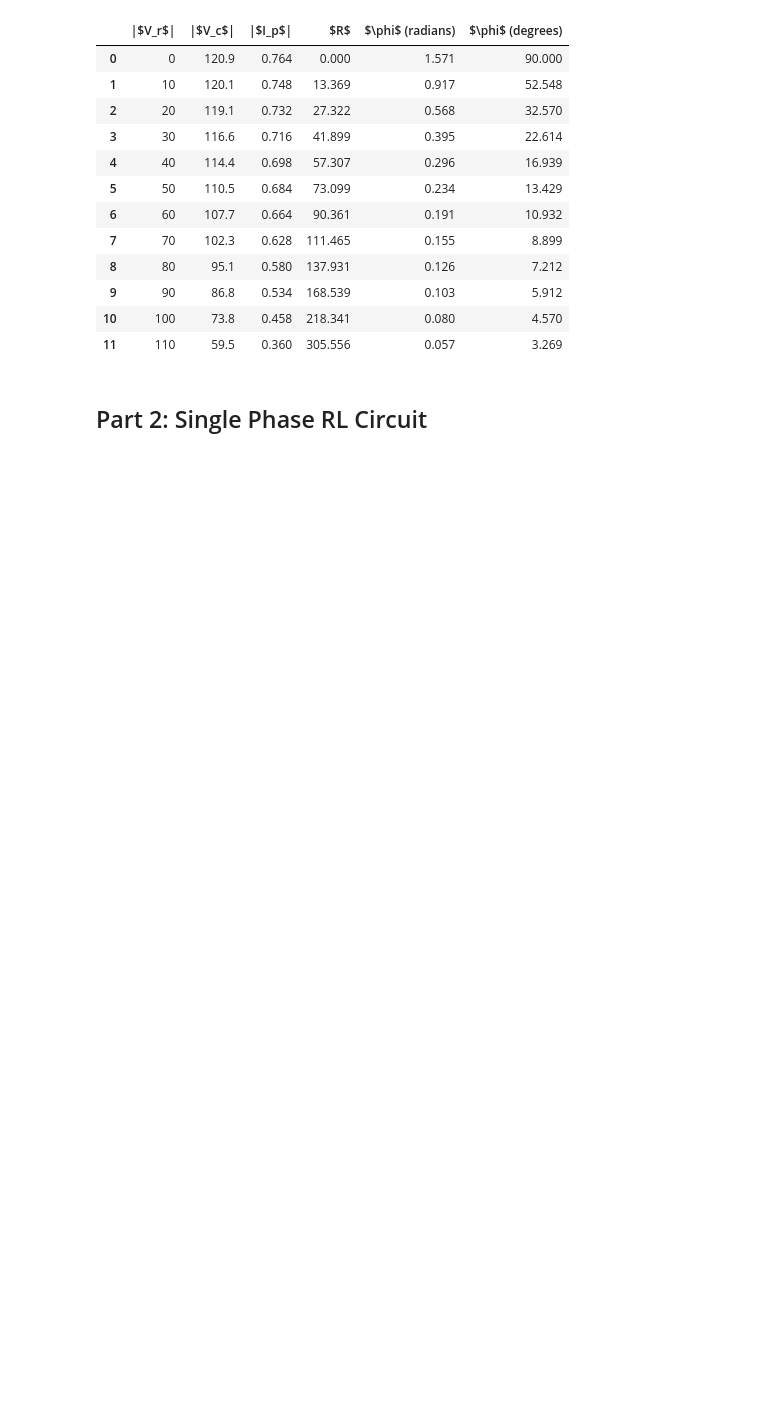
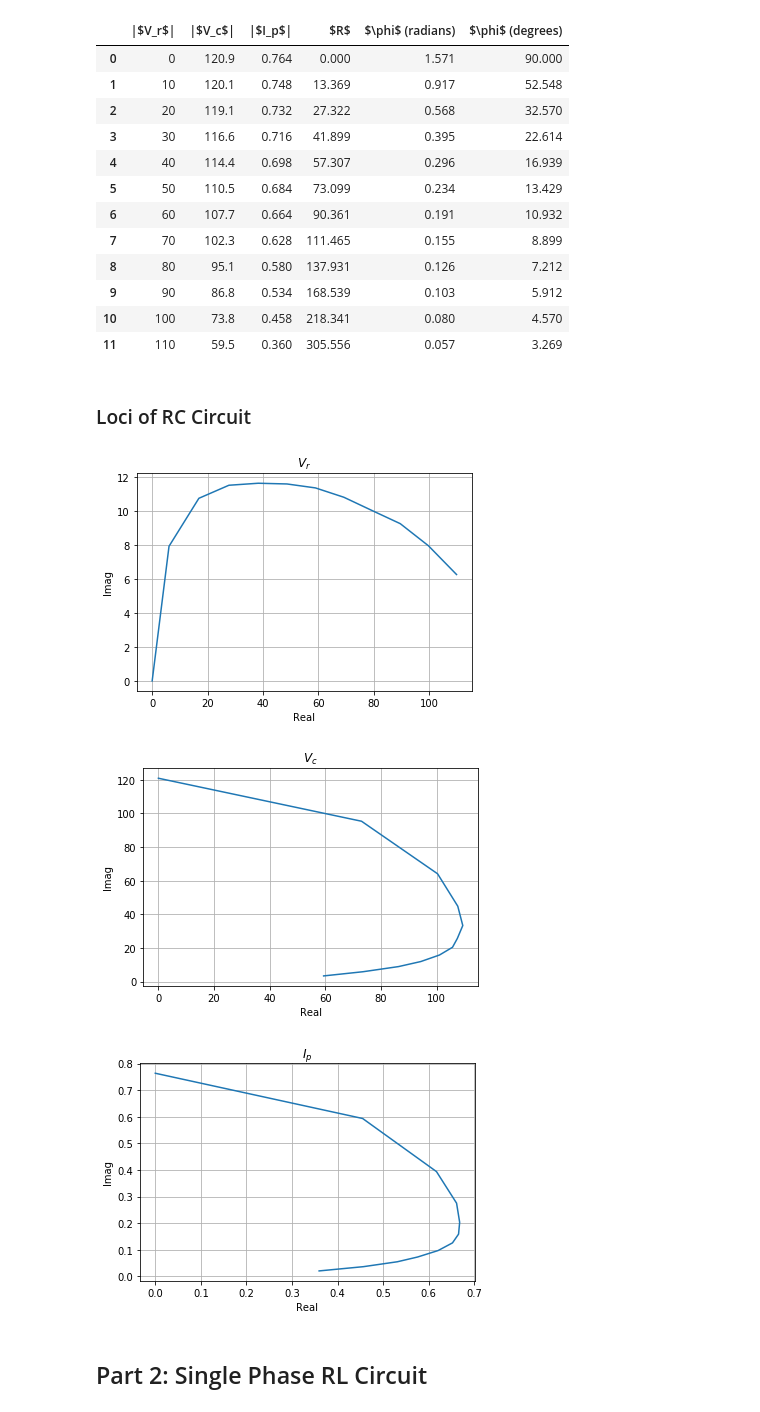
Before and after one commit to xandhiller/powerCircuitTheory, a Jupyter notebook: lab1Report/lab1Report.ipynb, the cells around one changed output. Saved outputs shown, nothing was run; the diff lists cells and outputs as text; code cells hidden in the pictures; blank space fills up the shorter version.

Commit message:
Added loci. V_c is wrong. Possibly using the wrong angle. To look into curve fitting for the determination of L and R_L.

```diff
--- a/lab1Report/lab1Report.ipynb
+++ b/lab1Report/lab1Report.ipynb
@@ -59,5 +53,59 @@ df.round(3)
 | 9 | 90 | 86.8 | 0.534 | 168.539 | 0.103 | 5.912 |
 | 10 | 100 | 73.8 | 0.458 | 218.341 | 0.080 | 4.570 |
 | 11 | 110 | 59.5 | 0.360 | 305.556 | 0.057 | 3.269 |
+# %% [markdown]
+### Loci of RC Circuit
+# %%
+# Loci of V_r
+v_r_real = []
+v_r_imag = []
+for i, el in enumerate(df_rc["|$V_r$|"]):
+    v_r_real.append( df_rc["|$V_r$|"][i]*cos(df_rc["$\phi$ (radians)"][i]))
+    v_r_imag.append( df_rc["|$V_r$|"][i]*sin(df_rc["$\phi$ (radians)"][i]))
+
+# Loci of V_c
+v_c_real = []
+v_c_imag = []
+for i, el in enumerate(df_rc["|$V_c$|"]):
+    v_c_real.append( df_rc["|$V_c$|"][i]*cos(df_rc["$\phi$ (radians)"][i]))
+    v_c_imag.append( df_rc["|$V_c$|"][i]*sin(df_rc["$\phi$ (radians)"][i]))
+
+# Loci of I
+i_real = []
+i_imag = []
+for i, el in enumerate(df_rc["|$I_p$|"]):
+    i_real.append( df_rc["|$I_p$|"][i]*cos(df_rc["$\phi$ (radians)"][i]))
+    i_imag.append( df_rc["|$I_p$|"][i]*sin(df_rc["$\phi$ (radians)"][i]))
+
+plt.figure(1)
+plt.plot(v_r_real, v_r_imag)
+plt.grid()
+plt.title("$V_r$")
+# plt.axis([0, max(v_r_real), 0, max(v_r_real)])
+plt.xlabel("Real")
+plt.ylabel("Imag")
+plt.show()
+
+plt.figure(2)
+plt.plot(v_c_real, v_c_imag)
+plt.grid()
+plt.title("$V_c$")
+# plt.axis([0, max(v_r_real), 0, max(v_r_real)])
+plt.xlabel("Real")
+plt.ylabel("Imag")
+plt.show()
+
+plt.figure(3)
+plt.plot(i_real, i_imag)
+plt.grid()
+plt.title("$I_p$")
+# plt.axis([0, max(v_r_real), 0, max(v_r_real)])
+plt.xlabel("Real")
+plt.ylabel("Imag")
+plt.show()
+# %% [output]
+[figure, added]
+[figure, added]
+[figure, added]
 # %% [markdown]
 ## Part 2: Single Phase RL Circuit
```
Also changed, not shown: parts of 3 cells of this notebook.
